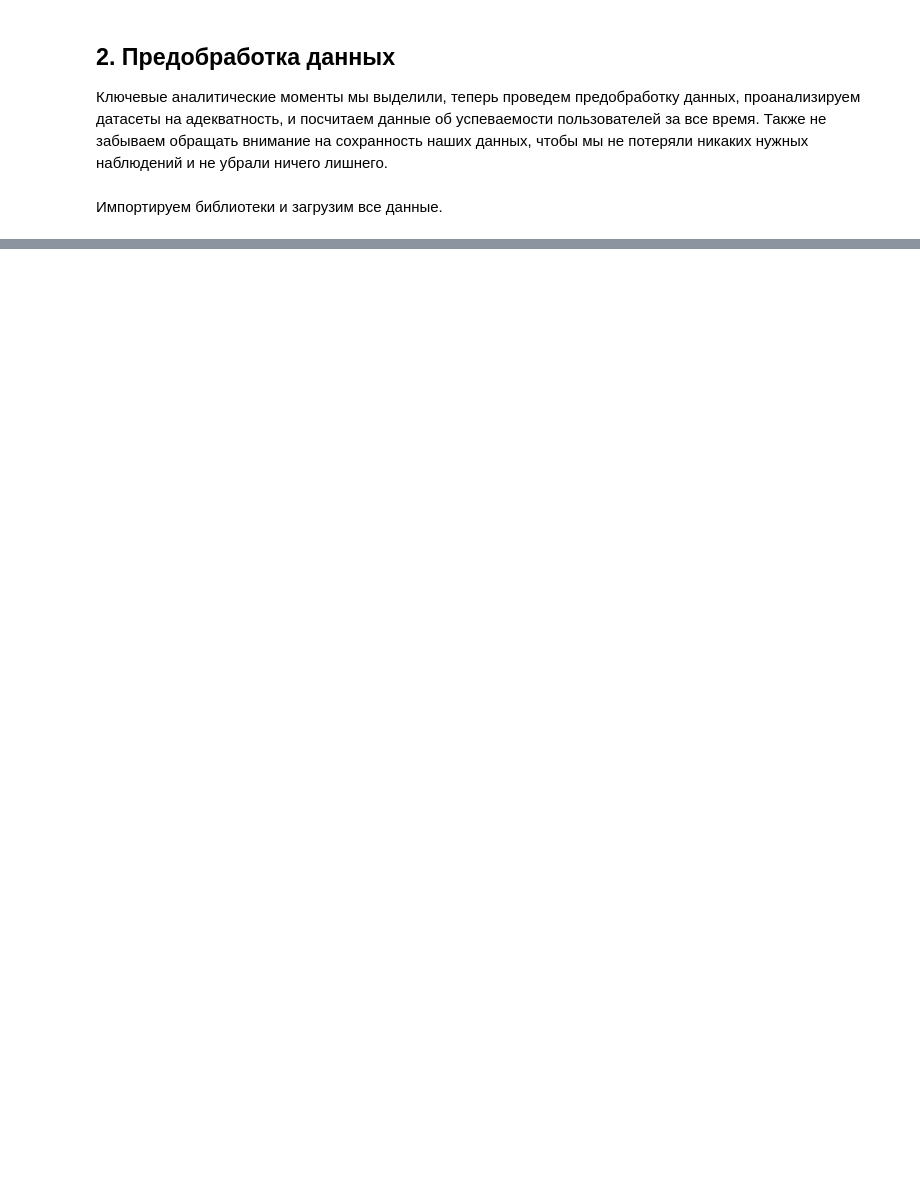
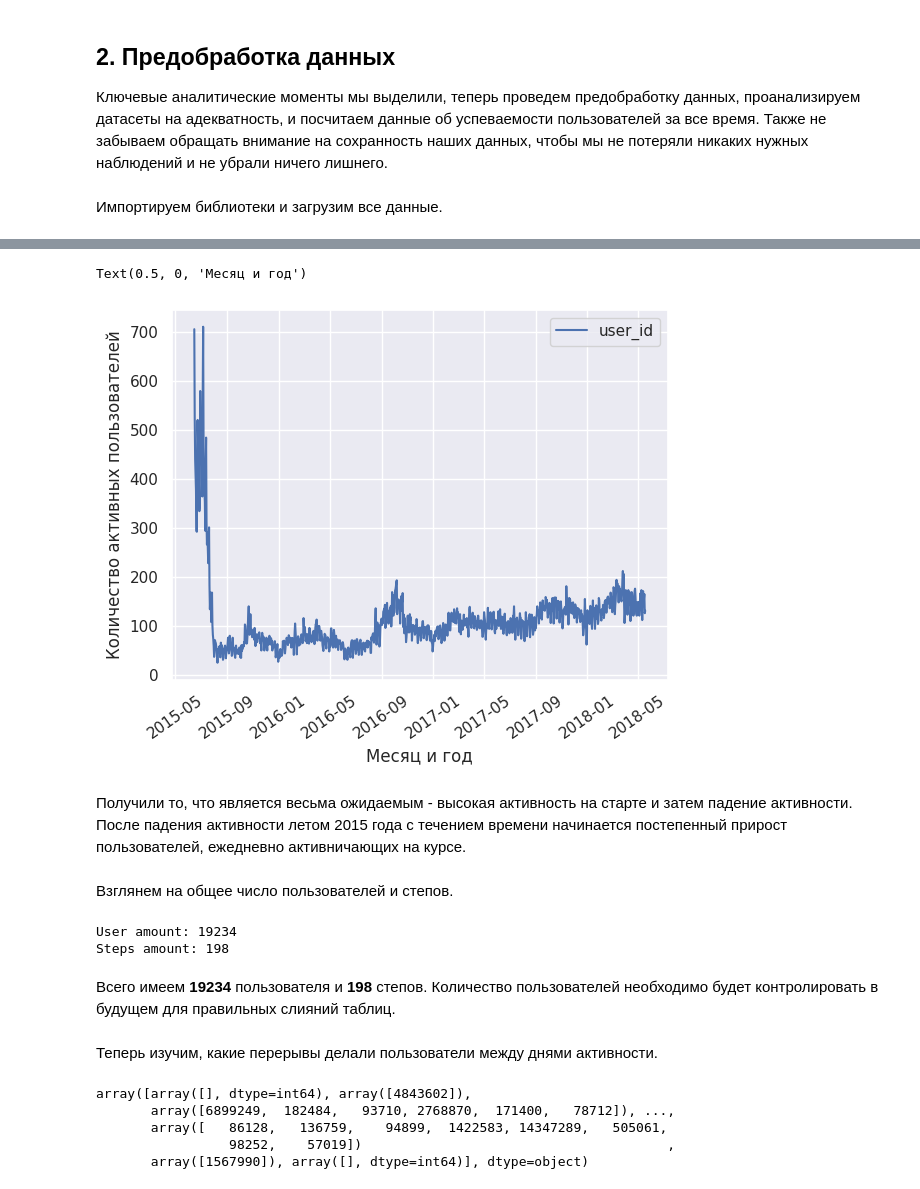
Before and after one commit to mikeasta/StepikDropout, a Jupyter notebook: contest_submission.ipynb, the cells around one changed output, grey strips where cells are left out. Drawn from its saved outputs; the diff is of its cells as text; code cells hidden in the pictures; blank space fills up the shorter version.

Commit message:
Contest submission text ready

```diff
--- a/contest_submission.ipynb
+++ b/contest_submission.ipynb
@@ -67,0 +114,6 @@ submissions_data_train = pd.read_csv("datasets/submissions_data_train.zip", comp
+# %%
+events_data_train["date"] = pd.to_datetime(events_data_train.timestamp, unit="s")
+submissions_data_train["date"] = pd.to_datetime(submissions_data_train.timestamp, unit="s")
+
+events_data_train["day"] = events_data_train.date.dt.date
+submissions_data_train["day"] = submissions_data_train.date.dt.date
@@ -67,0 +152,7 @@ submissions_data_train = pd.read_csv("datasets/submissions_data_train.zip", comp
+# %%
+action_dynamic = events_data_train\
+    .groupby("day")\
+    .user_id.nunique()\
+    .to_frame()
+
+action_dynamic
@@ -67,0 +174,36 @@ submissions_data_train = pd.read_csv("datasets/submissions_data_train.zip", comp
+# %%
+action_dynamic.plot().tick_params(axis="x", rotation=35)
+plt.ylabel("Количество активных пользователей")
+plt.xlabel("Месяц и год")
+# %% [output]
+Text(0.5, 0, 'Месяц и год')
+[figure, added]
+# %% [markdown]
+Получили то, что является весьма ожидаемым - высокая активность на старте и затем падение активности. После падения активности летом 2015 года с течением времени начинается постепенный прирост пользователей, ежедневно активничающих на курсе.
+# %% [markdown]
+Взглянем на общее число пользователей и степов.
+# %%
+print(f'User amount: {events_data_train.user_id.nunique()}')
+print(f'Steps amount: {events_data_train.step_id.nunique()}')
+# %% [output]
+User amount: 19234
+Steps amount: 198
+# %% [markdown]
+Всего имеем **19234** пользователя и **198** степов. Количество пользователей необходимо будет контролировать в будущем для правильных слияний таблиц.
+# %% [markdown]
+Теперь изучим, какие перерывы делали пользователи между днями активности.
+# %%
+gap_data = events_data_train[["user_id", "timestamp", "day"]]\
+    .drop_duplicates(subset=["user_id", "day"])\
+    .groupby("user_id")\
+    .timestamp\
+    .apply(list).apply(np.diff)\
+    .values
+
+gap_data
+# %% [output]
+array([array([], dtype=int64), array([4843602]),
+       array([6899249,  182484,   93710, 2768870,  171400,   78712]), ...,
+       array([   86128,   136759,    94899,  1422583, 14347289,   505061,
+                 98252,    57019])                                       ,
+       array([1567990]), array([], dtype=int64)], dtype=object)
```
Also changed, not shown: parts of 78 cells of this notebook, 1 other file.
